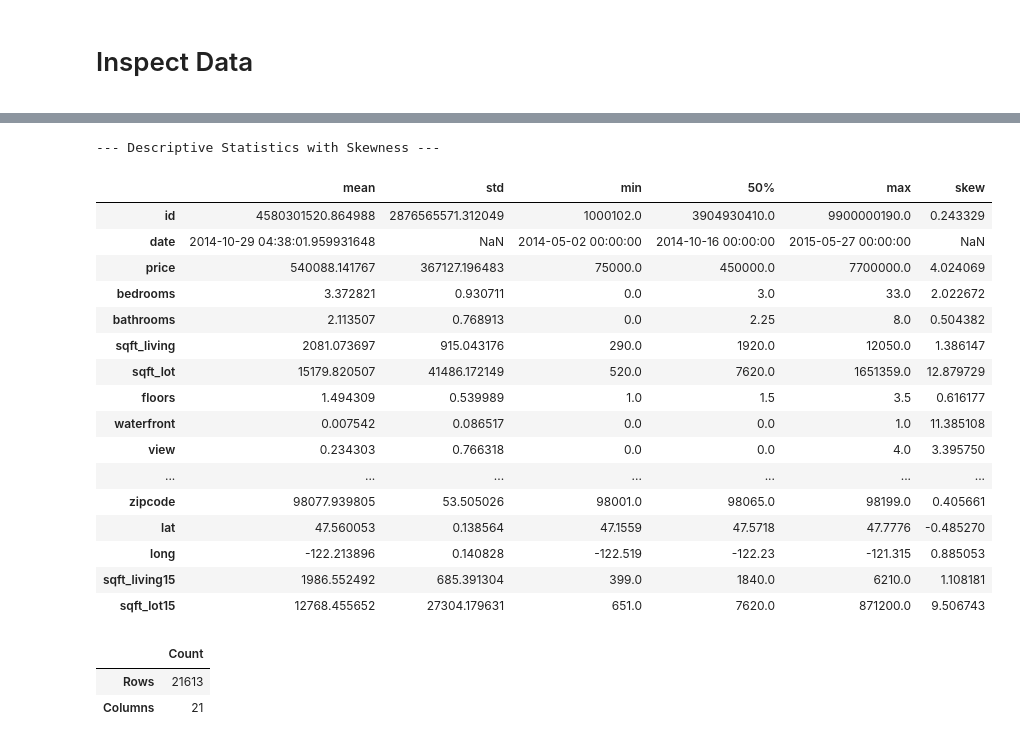
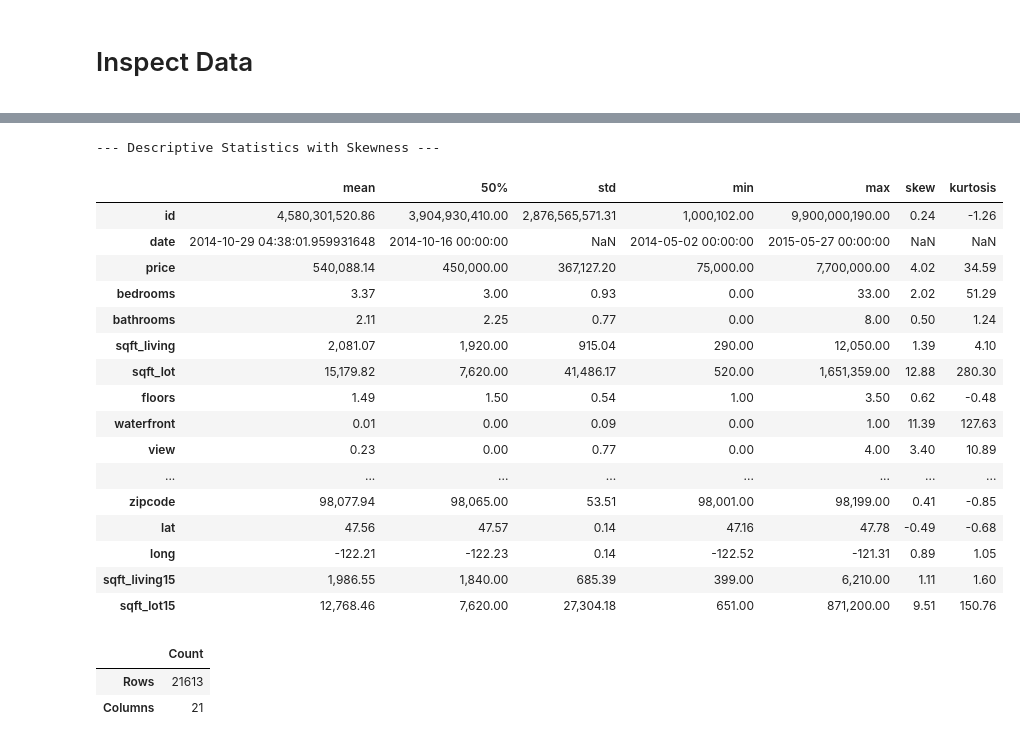
Before and after one commit to jblackman-bit/ads_500b_final_project, a Jupyter notebook: EDA/EDA.ipynb, the cells around one changed output, grey strips where cells are left out. Saved outputs shown, nothing was run; the diff lists cells and outputs as text; code cells hidden in the pictures.

```diff
--- a/EDA/EDA.ipynb
+++ b/EDA/EDA.ipynb
@@ -48,29 +49,30 @@ df.head()
 # %%
-# Calculate descriptive statistics including Skewness
+# Calculate descriptive statistics including Skewness and Kurtosis
 stats = df.describe().T
 stats['skew'] = df.select_dtypes(include=[np.number]).skew()
+stats['kurtosis'] = df.select_dtypes(include=[np.number]).kurt()
 
 print("--- Descriptive Statistics with Skewness ---")
-display(stats[['mean', 'std', 'min', '50%', 'max', 'skew']])
+display(stats[['mean', '50%', 'std', 'min', 'max', 'skew', 'kurtosis']])
 # %% [output]
 --- Descriptive Statistics with Skewness ---
-|  | mean | std | min | 50% | max | skew |
-| id | 4580301520.864988 | 2876565571.312049 | 1000102.0 | 3904930410.0 | 9900000190.0 | 0.243329 |
-| date | 2014-10-29 04:38:01.959931648 | NaN | 2014-05-02 00:00:00 | 2014-10-16 00:00:00 | 2015-05-27 00:00:00 | NaN |
-| price | 540088.141767 | 367127.196483 | 75000.0 | 450000.0 | 7700000.0 | 4.024069 |
-| bedrooms | 3.372821 | 0.930711 | 0.0 | 3.0 | 33.0 | 2.022672 |
-| bathrooms | 2.113507 | 0.768913 | 0.0 | 2.25 | 8.0 | 0.504382 |
-| sqft_living | 2081.073697 | 915.043176 | 290.0 | 1920.0 | 12050.0 | 1.386147 |
-| sqft_lot | 15179.820507 | 41486.172149 | 520.0 | 7620.0 | 1651359.0 | 12.879729 |
-| floors | 1.494309 | 0.539989 | 1.0 | 1.5 | 3.5 | 0.616177 |
-| waterfront | 0.007542 | 0.086517 | 0.0 | 0.0 | 1.0 | 11.385108 |
-| view | 0.234303 | 0.766318 | 0.0 | 0.0 | 4.0 | 3.395750 |
-| ... | ... | ... | ... | ... | ... | ... |
-| zipcode | 98077.939805 | 53.505026 | 98001.0 | 98065.0 | 98199.0 | 0.405661 |
-| lat | 47.560053 | 0.138564 | 47.1559 | 47.5718 | 47.7776 | -0.485270 |
-| long | -122.213896 | 0.140828 | -122.519 | -122.23 | -121.315 | 0.885053 |
-| sqft_living15 | 1986.552492 | 685.391304 | 399.0 | 1840.0 | 6210.0 | 1.108181 |
-| sqft_lot15 | 12768.455652 | 27304.179631 | 651.0 | 7620.0 | 871200.0 | 9.506743 |
+|  | mean | 50% | std | min | max | skew | kurtosis |
+| id | 4,580,301,520.86 | 3,904,930,410.00 | 2,876,565,571.31 | 1,000,102.00 | 9,900,000,190.00 | 0.24 | -1.26 |
+| date | 2014-10-29 04:38:01.959931648 | 2014-10-16 00:00:00 | NaN | 2014-05-02 00:00:00 | 2015-05-27 00:00:00 | NaN | NaN |
+| price | 540,088.14 | 450,000.00 | 367,127.20 | 75,000.00 | 7,700,000.00 | 4.02 | 34.59 |
+| bedrooms | 3.37 | 3.00 | 0.93 | 0.00 | 33.00 | 2.02 | 51.29 |
+| bathrooms | 2.11 | 2.25 | 0.77 | 0.00 | 8.00 | 0.50 | 1.24 |
+| sqft_living | 2,081.07 | 1,920.00 | 915.04 | 290.00 | 12,050.00 | 1.39 | 4.10 |
+| sqft_lot | 15,179.82 | 7,620.00 | 41,486.17 | 520.00 | 1,651,359.00 | 12.88 | 280.30 |
+| floors | 1.49 | 1.50 | 0.54 | 1.00 | 3.50 | 0.62 | -0.48 |
+| waterfront | 0.01 | 0.00 | 0.09 | 0.00 | 1.00 | 11.39 | 127.63 |
+| view | 0.23 | 0.00 | 0.77 | 0.00 | 4.00 | 3.40 | 10.89 |
+| ... | ... | ... | ... | ... | ... | ... | ... |
+| zipcode | 98,077.94 | 98,065.00 | 53.51 | 98,001.00 | 98,199.00 | 0.41 | -0.85 |
+| lat | 47.56 | 47.57 | 0.14 | 47.16 | 47.78 | -0.49 | -0.68 |
+| long | -122.21 | -122.23 | 0.14 | -122.52 | -121.31 | 0.89 | 1.05 |
+| sqft_living15 | 1,986.55 | 1,840.00 | 685.39 | 399.00 | 6,210.00 | 1.11 | 1.60 |
+| sqft_lot15 | 12,768.46 | 7,620.00 | 27,304.18 | 651.00 | 871,200.00 | 9.51 | 150.76 |
 # %%
 # Display the shape of the dataframe
 shape_df = pd.DataFrame(df.shape, index=['Rows', 'Columns'], columns=['Count'])
```
Also changed, not shown: parts of 16 cells of this notebook, 1 other file.
